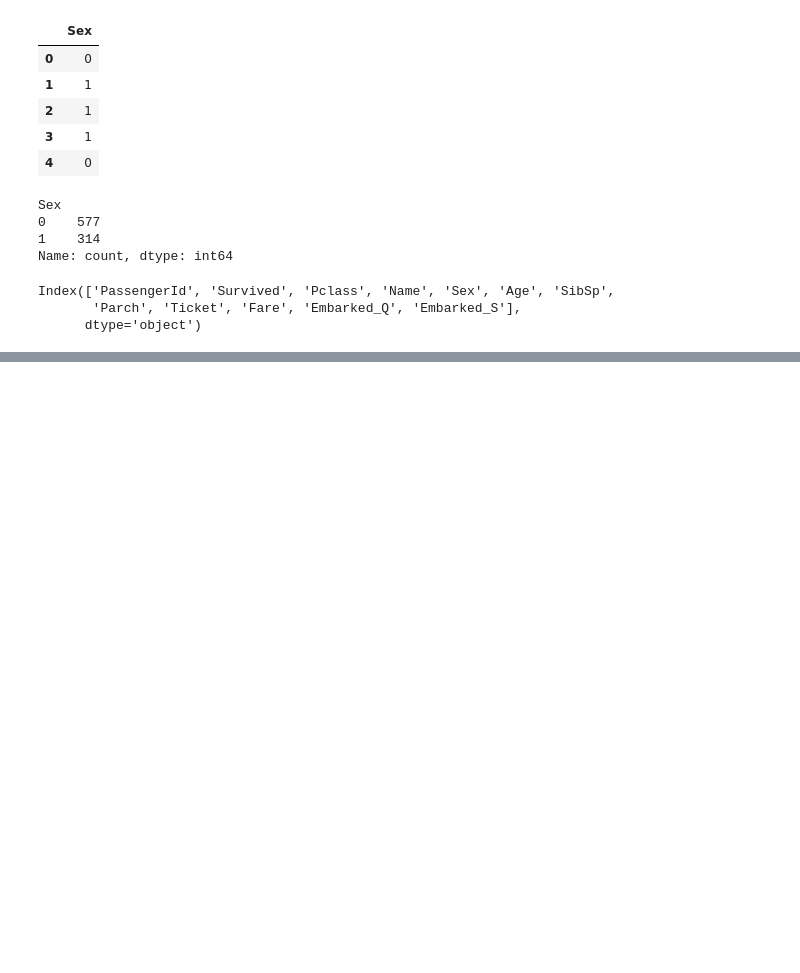
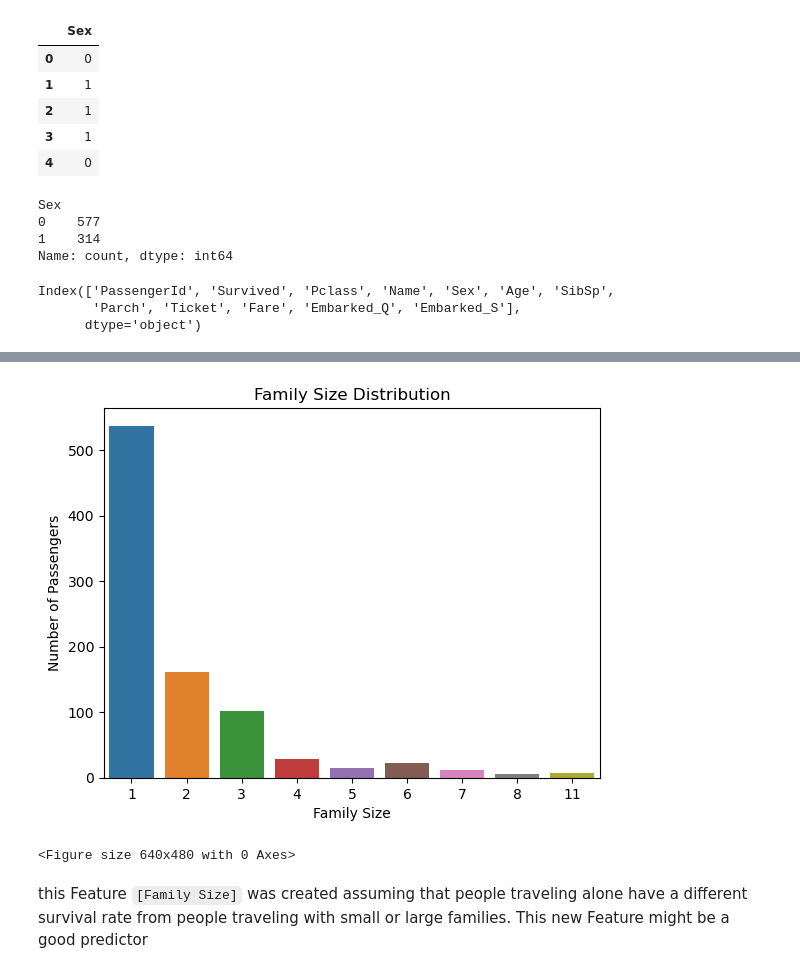
Before and after one commit to ashraf100H/titanic-survival-prediction, a Jupyter notebook: notebook/titanic_analysis.ipynb, the cells around one changed output, grey strips where cells are left out. Saved outputs shown, nothing was run; the diff lists cells and outputs as text; code cells hidden in the pictures; blank space fills up the shorter version.

Commit message:
Create FamilySize feature

```diff
--- a/notebook/titanic_analysis.ipynb
+++ b/notebook/titanic_analysis.ipynb
@@ -442,0 +453,2 @@ df.head(5)
+# %%
+df['FamilySize'] = df['SibSp'] + df['Parch'] + 1
@@ -442,0 +481,12 @@ df.head(5)
+# %%
+sn.countplot(data =df, x = 'FamilySize')
+plt.xlabel('Family Size')
+plt.ylabel('Number of Passengers')
+plt.title('Family Size Distribution')
+plt.show()
+plt.savefig("D:\\one drive\\OneDrive - ump.edu.my\\Documents\\GitHub\\titanic-survival-prediction\\images\\Family Size Distribution.png")
+# %% [output]
+[figure, added]
+<Figure size 640x480 with 0 Axes>
+# %% [markdown]
+ this Feature `[Family Size]` was created assuming that people traveling alone have a different survival rate from people traveling with small or large families. This new Feature might be a good predictor
```
Also changed, not shown: parts of 6 cells of this notebook, 1 other file.
